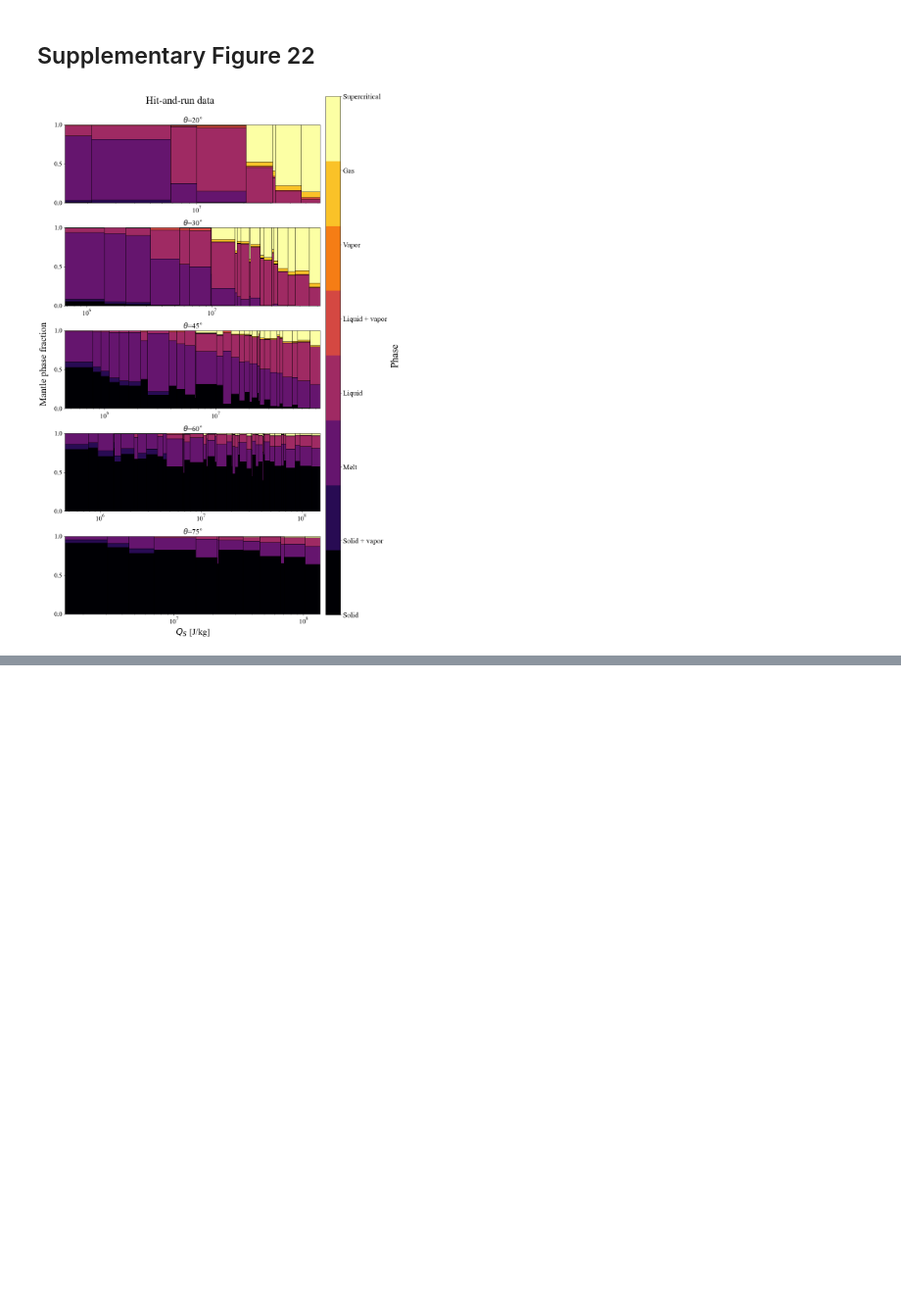
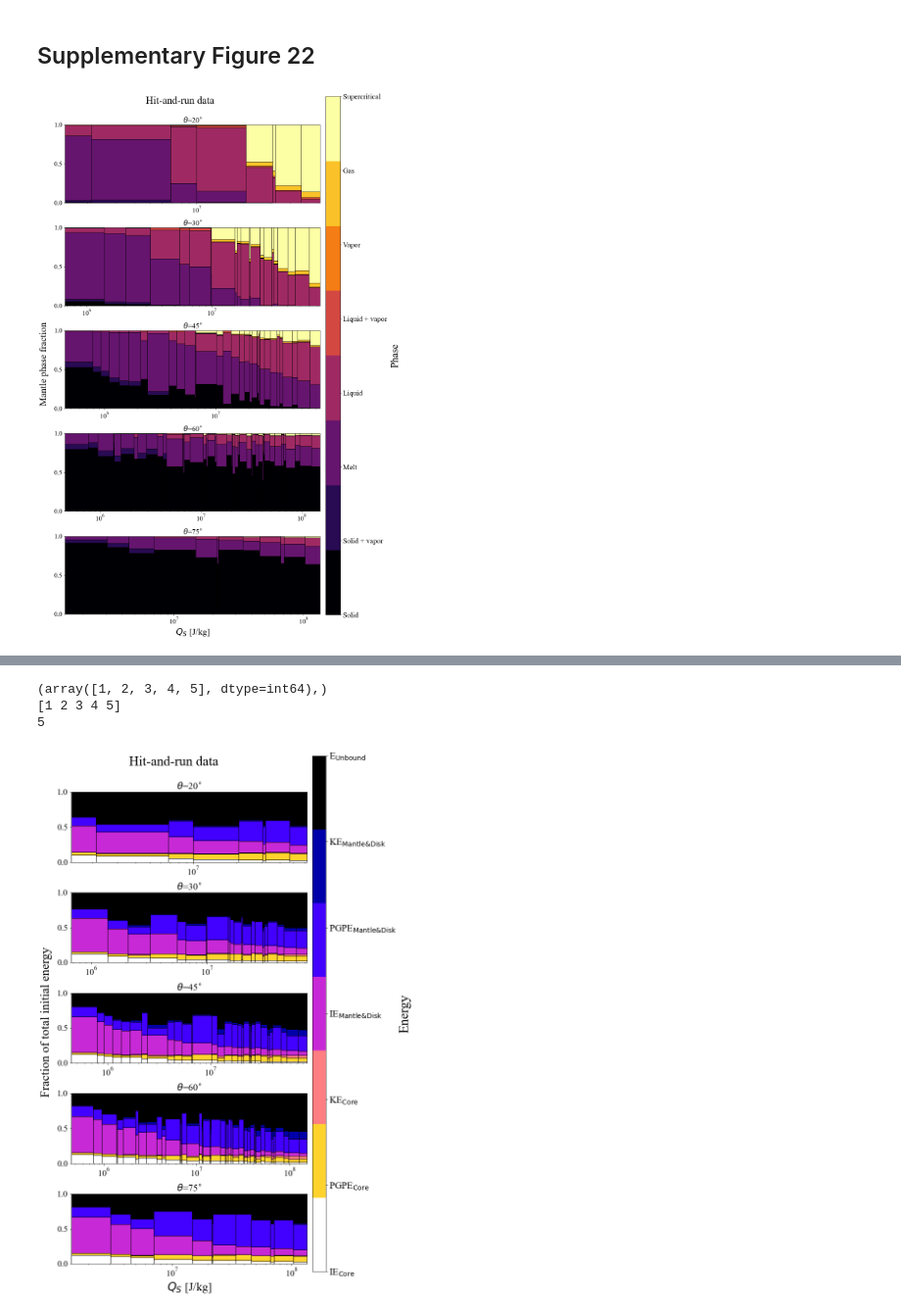
Before and after one commit to PlanetSim/SWIFT-survey-2024-paper-data, a Jupyter notebook: Manuscript_plots_only.ipynb, the cells around one changed output, grey strips where cells are left out. Shown at 98% size. Drawn from its saved outputs; the diff is of its cells as text; code cells hidden in the pictures; blank space fills up the shorter version.

```diff
--- a/Manuscript_plots_only.ipynb
+++ b/Manuscript_plots_only.ipynb
@@ -1329,28 +1349,42 @@ moonlabels = ['moon 1:2 th0-10','moon 1:2 th20','moon 1:2 th30','moon 1:2 th45',
 moon1to2list=np.concatenate((moon01x005th010list,moon01x005th20list,moon01x005th30list,moon01x005th45list,moon01x005th60list,moon01x005th75list,moon01x005th897list),axis=0)
 moon1to3list=np.concatenate((moon01x003th0list,moon01x003th20list,moon01x003th30list,moon01x003th45list,moon01x003th60list,moon01x003th75list,moon01x003th897list),axis=0)
 moon1to6list=np.concatenate((moon01x0017th0list,moon01x0017th20list,moon01x0017th30list,moon01x0017th45list,moon01x0017th60list,moon01x0017th75list,moon01x0017th897list),axis=0)
+moon1to2listno90=np.concatenate((moon01x005th010list,moon01x005th20list,moon01x005th30list,moon01x005th45list,moon01x005th60list,moon01x005th75list),axis=0)
+moon1to3listno90=np.concatenate((moon01x003th0list,moon01x003th20list,moon01x003th30list,moon01x003th45list,moon01x003th60list,moon01x003th75list),axis=0)
+moon1to6listno90=np.concatenate((moon01x0017th0list,moon01x0017th20list,moon01x0017th30list,moon01x0017th45list,moon01x0017th60list,moon01x0017th75list),axis=0)
 marslists = [mars01x05th0list,mars01x05th20list,mars01x05th30list,mars01x05th45list,mars01x05th60list,mars01x05th75list,mars01x05th897list,mars01x03th0list,mars01x03th20list,mars01x03th30list,mars01x03th45list,mars01x03th60list,mars01x03th75list,mars01x03th897list,mars01x017th30list,mars01x017th45list,mars01x017th60list,mars01x017th75list,mars01x017th897list]
 marslabels = ['mars 1:2 th0','mars 1:2 th20','mars 1:2 th30','mars 1:2 th45','mars 1:2 th60','mars 1:2 th75','mars 1:2 th89.7','mars 1:3 th0','mars 1:3 th20','mars 1:3 th30','mars 1:3 th45','mars 1:3 th60','mars 1:3 th75','mars 1:3 th89.7','mars 1:6 th30','mars 1:6 th45','mars 1:6 th60','mars 1:6 th75','mars 1:6 th89.7']
 mars1to2list=np.concatenate((mars01x05th0list,mars01x05th20list,mars01x05th30list,mars01x05th45list,mars01x05th60list,mars01x05th75list,mars01x05th897list),axis=0)
 mars1to3list=np.concatenate((mars01x03th0list,mars01x03th20list,mars01x03th30list,mars01x03th45list,mars01x03th60list,mars01x03th75list,mars01x03th897list),axis=0)
 mars1to6list=np.concatenate((mars01x017th30list,mars01x017th45list,mars01x017th60list,mars01x017th75list,mars01x017th897list),axis=0)
+mars1to2listno90=np.concatenate((mars01x05th0list,mars01x05th20list,mars01x05th30list,mars01x05th45list,mars01x05th60list,mars01x05th75list),axis=0)
+mars1to3listno90=np.concatenate((mars01x03th0list,mars01x03th20list,mars01x03th30list,mars01x03th45list,mars01x03th60list,mars01x03th75list),axis=0)
+mars1to6listno90=np.concatenate((mars01x017th30list,mars01x017th45list,mars01x017th60list,mars01x017th75list),axis=0)
 halfearthlists = [halfearth05x025th0list,halfearth05x025th20list,halfearth05x025th30list,halfearth05x025th45list,halfearth05x025th60list,halfearth05x025th75list,halfearth05x025th897list,halfearth05x017th0list,halfearth05x017th20list,halfearth05x017th30list,halfearth05x017th45list,halfearth05x017th60list,halfearth05x017th75list,halfearth05x017th897list,halfearth05x08th30list,halfearth05x08th45list,halfearth05x08th60list,halfearth05x08th75list,halfearth05x08th897list]
 halfearthlabels = ['halfearth 1:2 th0','halfearth 1:2 th20','halfearth 1:2 th30','halfearth 1:2 th45','halfearth 1:2 th60','halfearth 1:2 th75','halfearth 1:2 th89.7','halfearth 1:3 th0','halfearth 1:3 th20','halfearth 1:3 th30','halfearth 1:3 th45','halfearth 1:3 th60','halfearth 1:3 th75','halfearth 1:3 th89.7','halfearth 1:6 th30','halfearth 1:6 th45','halfearth 1:6 th60','halfearth 1:6 th75','halfearth 1:6 th89.7']
 halfearth1to2list=np.concatenate((halfearth05x025th0list,halfearth05x025th20list,halfearth05x025th30list,halfearth05x025th45list,halfearth05x025th60list,halfearth05x025th75list,halfearth05x025th897list),axis=0)
 halfearth1to3list=np.concatenate((halfearth05x017th0list,halfearth05x017th20list,halfearth05x017th30list,halfearth05x017th45list,halfearth05x017th60list,halfearth05x017th75list,halfearth05x017th897list),axis=0)
 halfearth1to6list=np.concatenate((halfearth05x08th30list,halfearth05x08th45list,halfearth05x08th60list,halfearth05x08th75list,halfearth05x08th897list),axis=0)
+halfearth1to2listno90=np.concatenate((halfearth05x025th0list,halfearth05x025th20list,halfearth05x025th30list,halfearth05x025th45list,halfearth05x025th60list,halfearth05x025th75list),axis=0)
+halfearth1to3listno90=np.concatenate((halfearth05x017th0list,halfearth05x017th20list,halfearth05x017th30list,halfearth05x017th45list,halfearth05x017th60list,halfearth05x017th75list),axis=0)
+halfearth1to6listno90=np.concatenate((halfearth05x08th30list,halfearth05x08th45list,halfearth05x08th60list,halfearth05x08th75list),axis=0)
 protoearthlists = [protoearth091x0455th0list,protoearth091x0455th20list,protoearth091x0455th30list,protoearth091x0455th45list,protoearth091x0455th60list,protoearth091x0455th75list,protoearth091x0455th897list,protoearth091x03th0list,protoearth091x03th20list,protoearth091x03th30list,protoearth091x03th45list,protoearth091x03th60list,protoearth091x03th75list,protoearth091x03th897list,protoearth091x015th30list,protoearth091x015th45list,protoearth091x015th60list,protoearth091x015th75list,protoearth091x015th897list]
 protoearthlabels = ['protoearth 1:2 th0','protoearth 1:2 th20','protoearth 1:2 th30','protoearth 1:2 th45','protoearth 1:2 th60','protoearth 1:2 th75','protoearth 1:2 th89.7','protoearth 1:3 th0','protoearth 1:3 th20','protoearth 1:3 th30','protoearth 1:3 th45','protoearth 1:3 th60','protoearth 1:3 th75','protoearth 1:3 th89.7','protoearth 1:6 th30','protoearth 1:6 th45','protoearth 1:6 th60','protoearth 1:6 th75','protoearth 1:6 th89.7']
 protoearth1to2list=np.concatenate((protoearth091x0455th0list,protoearth091x0455th20list,protoearth091x0455th30list,protoearth091x0455th45list,protoearth091x0455th60list,protoearth091x0455th75list,protoearth091x0455th897list),axis=0)
 protoearth1to3list=np.concatenate((protoearth091x03th0list,protoearth091x03th20list,protoearth091x03th30list,protoearth091x03th45list,protoearth091x03th60list,protoearth091x03th75list,protoearth091x03th897list),axis=0)
 protoearth1to6list=np.concatenate((protoearth091x015th30list,protoearth091x015th45list,protoearth091x015th60list,protoearth091x015th75list,protoearth091x015th897list),axis=0)
+protoearth1to2listno90=np.concatenate((protoearth091x0455th0list,protoearth091x0455th20list,protoearth091x0455th30list,protoearth091x0455th45list,protoearth091x0455th60list,protoearth091x0455th75list),axis=0)
+protoearth1to3listno90=np.concatenate((protoearth091x03th0list,protoearth091x03th20list,protoearth091x03th30list,protoearth091x03th45list,protoearth091x03th60list,protoearth091x03th75list),axis=0)
+protoearth1to6listno90=np.concatenate((protoearth091x015th30list,protoearth091x015th45list,protoearth091x015th60list,protoearth091x015th75list),axis=0)
 superearthlists=[superearth13x022vth30list,superearth13x022vth45list,superearth13x022vth60list,superearth13x043th30list,superearth13x043th45list,superearth13x043th60list,superearth13x065th30list,superearth13x065th45list,superearth13x065th60list]
 superearthlabels = ['superearth 1:6 th30','superearth 1:6 th45','superearth 1:6 th60','superearth 1:3 th30','superearth 1:3 th45','superearth 1:3 th60','superearth 1:2 th30','superearth 1:2 th45','superearth 1:2 th60']
 superearth1to2list=np.concatenate((superearth13x065th30list,superearth13x065th45list,superearth13x065th60list),axis=0)
 superearth1to3list=np.concatenate((superearth13x043th30list,superearth13x043th45list,superearth13x043th60list),axis=0)
 superearth1to6list=np.concatenate((superearth13x022vth30list,superearth13x022vth45list,superearth13x022vth60list),axis=0)
 massandratiolist=[moon1to2list,moon1to3list,moon1to6list,mars1to2list,mars1to3list,mars1to6list,halfearth1to2list,halfearth1to3list,halfearth1to6list,protoearth1to2list,protoearth1to3list,protoearth1to6list,superearth1to2list,superearth1to3list,superearth1to6list]
+massandratiolistno90=[moon1to2listno90,moon1to3listno90,moon1to6listno90,mars1to2listno90,mars1to3listno90,mars1to6listno90,halfearth1to2listno90,halfearth1to3listno90,halfearth1to6listno90,protoearth1to2listno90,protoearth1to3listno90,protoearth1to6listno90,superearth1to2list,superearth1to3list,superearth1to6list]
 massandratiolabels=[r'Moon 1:2 $[0.01:0.005 M_\oplus]$',r'Moon 1:3 $[0.01:0.00333 M_\oplus]$',r'Moon 1:6 $[0.01:0.00167 M_\oplus]$',r'Mars 1:2 $[0.1:0.05 M_\oplus]$',r'Mars 1:3 $[0.1:0.0333 M_\oplus]$',r'Mars 1:6 $[0.1:0.0167 M_\oplus]$',r'Half-earth 1:2 $[0.5:0.25 M_\oplus]$',r'Half-earth 1:3 $[0.5:0.167 M_\oplus]$',r'Half-earth 1:6 $[0.5:0.083 M_\oplus]$',r'Proto-earth 1:2 $[0.91:0.455 M_\oplus]$',r'Proto-earth 1:3 $[0.91:0.303 M_\oplus]$',r'Proto-earth 1:6 $[0.91:0.152 M_\oplus]$',r'Super-earth 1:2 $[1.3:0.65 M_\oplus]$',r'Super-earth 1:3 $[1.3:0.43 M_\oplus]$',r'Super-earth 1:6 $[1.3:0.22 M_\oplus]$']
+
 
 accretionlist=[]
 accretionlistno0=[]
@@ -4555,0 +4493,7 @@ MOI_QS([accretionlistno0],labels=None,loglog=False,legend=True)
+# %%
+energy_bar_combined([hitandrunlist],markers='size',labels=None,title='Hit-and-run data',savefig='Energy_budget_hnr')#,savefig='melt_frac_hnr'
+# %% [output]
+(array([1, 2, 3, 4, 5], dtype=int64),)
+[1 2 3 4 5]
+5
+[figure, added]
```
Also changed, not shown: parts of 30 cells of this notebook.
